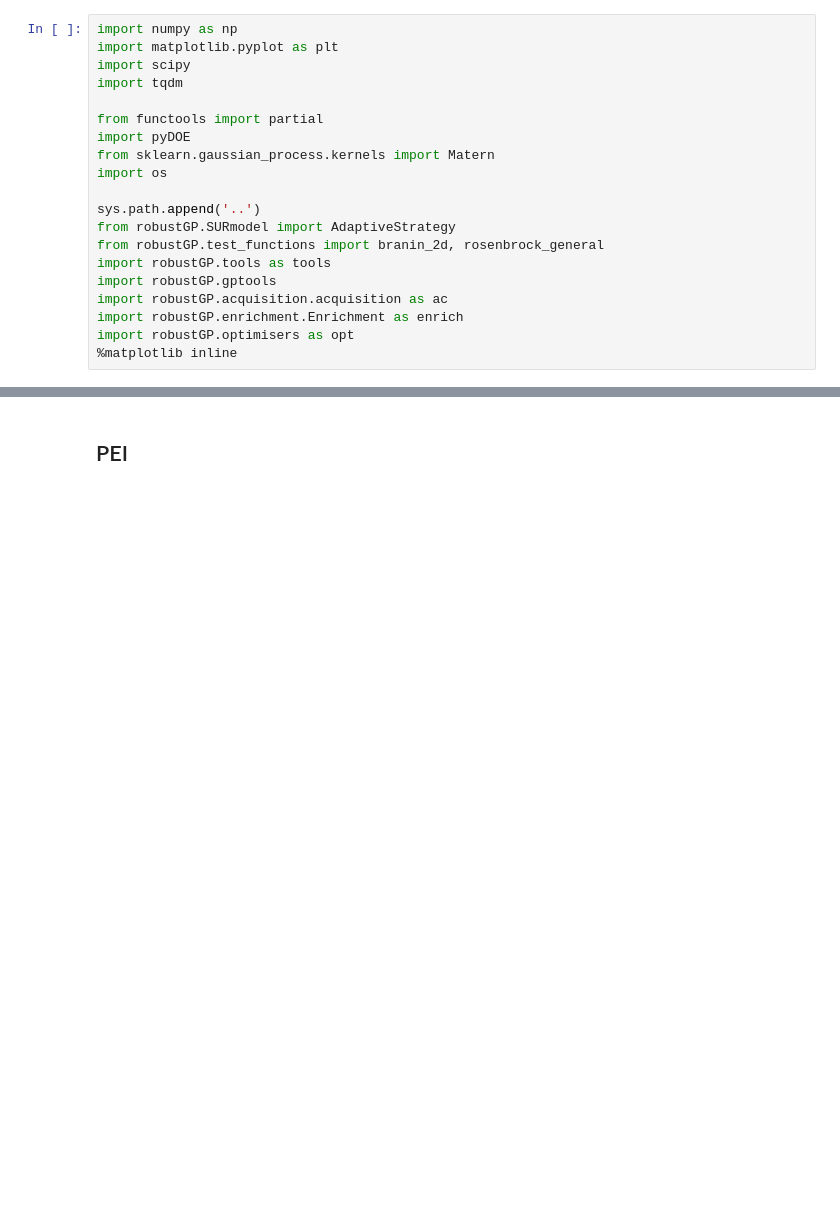
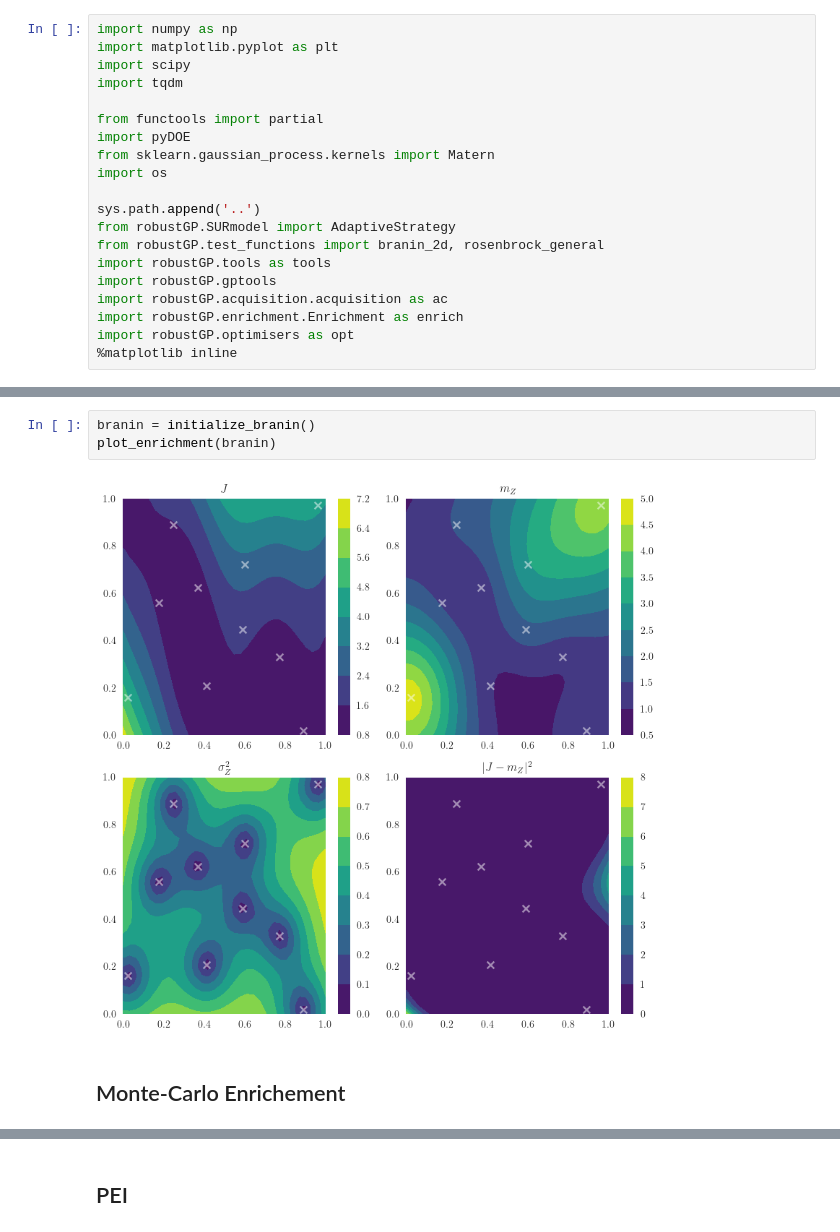
Before and after one commit to VTrappler/robustGP, a Jupyter notebook: notebooks/demo.ipynb, the cells around one changed output, grey strips where cells are left out. Drawn from its saved outputs; the diff is of its cells as text; blank space fills up the shorter version.

```diff
--- a/notebooks/demo.ipynb
+++ b/notebooks/demo.ipynb
@@ -91,0 +103,7 @@ def plot_enrichment(adaptive, title=None):
+# %%
+branin = initialize_branin()
+plot_enrichment(branin)
+# %% [output]
+[figure, added]
+# %% [markdown]
+## Monte-Carlo Enrichement
```
Also changed, not shown: parts of 17 cells of this notebook, 1 other file.
